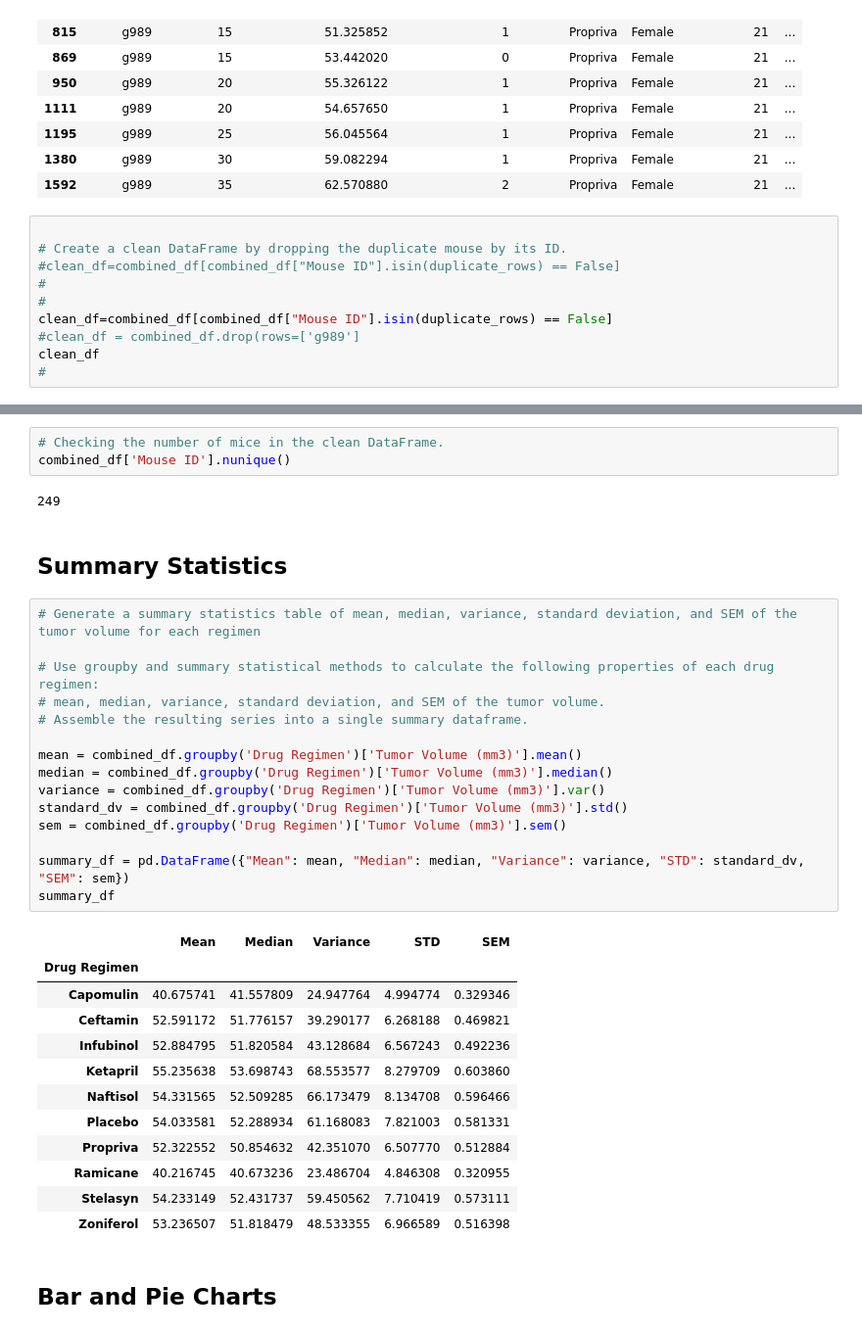
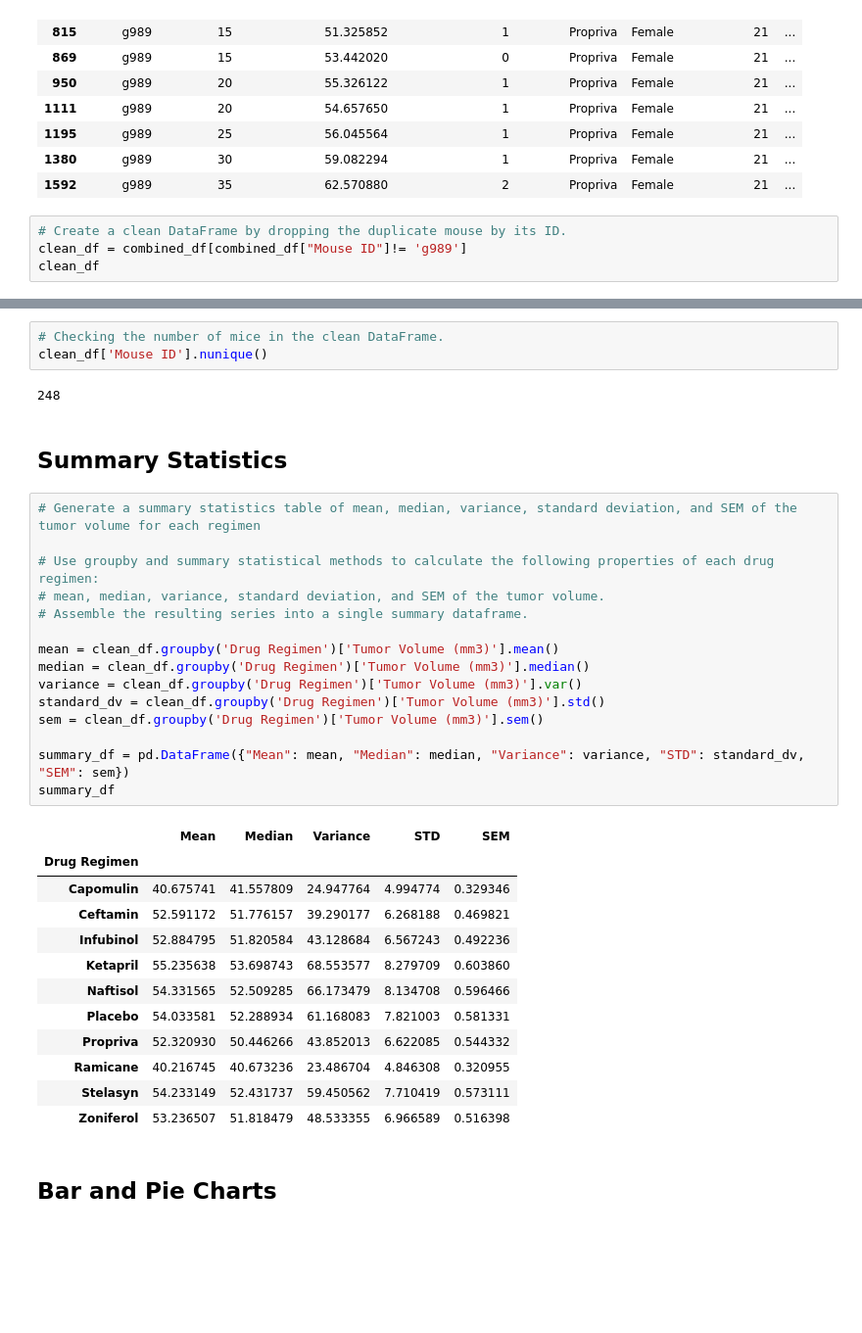
Before and after one commit to LiteshSamji/Matplotlib-Pymaceuticals, a Jupyter notebook: pymaceuticals_starter.ipynb, the cells around one changed output, grey strips where cells are left out. Shown: that part at 98% size. Saved outputs shown, nothing was run; the diff lists cells and outputs as text; blank space fills up the shorter version.

```diff
--- a/pymaceuticals_starter.ipynb
+++ b/pymaceuticals_starter.ipynb
@@ -55,15 +55,9 @@ duplicate_rows
 | 1380 | g989 | 30 | 59.082294 | 1 | Propriva | Female | 21 | ... |
 | 1592 | g989 | 35 | 62.570880 | 2 | Propriva | Female | 21 | ... |
 # %%
-
 # Create a clean DataFrame by dropping the duplicate mouse by its ID.
-#clean_df=combined_df[combined_df["Mouse ID"].isin(duplicate_rows) == False]
-#
-#
-clean_df=combined_df[combined_df["Mouse ID"].isin(duplicate_rows) == False]
-#clean_df = combined_df.drop(rows=['g989']
+clean_df = combined_df[combined_df["Mouse ID"]!= 'g989']
 clean_df
-#
 # %% [output]
 |  | Mouse ID | Timepoint | Tumor Volume (mm3) | Metastatic Sites | Drug Regimen | Sex | Age_months | ... |
 | 0 | b128 | 0 | 45.000000 | 0 | Capomulin | Female | 9 | ... |
@@ -81,35 +75,35 @@ clean_df
 # %%
 # Checking the number of mice in the clean DataFrame.
-combined_df['Mouse ID'].nunique()
+clean_df['Mouse ID'].nunique()
 # %% [output]
-249
+248
 # %% [markdown]
 ## Summary Statistics
 # %%
 # Generate a summary statistics table of mean, median, variance, standard deviation, and SEM of the tumor volume for each regimen
 
 # Use groupby and summary statistical methods to calculate the following properties of each drug regimen:
 # mean, median, variance, standard deviation, and SEM of the tumor volume.
 # Assemble the resulting series into a single summary dataframe.
 
-mean = combined_df.groupby('Drug Regimen')['Tumor Volume (mm3)'].mean()
-median = combined_df.groupby('Drug Regimen')['Tumor Volume (mm3)'].median()
-variance = combined_df.groupby('Drug Regimen')['Tumor Volume (mm3)'].var()
-standard_dv = combined_df.groupby('Drug Regimen')['Tumor Volume (mm3)'].std()
-sem = combined_df.groupby('Drug Regimen')['Tumor Volume (mm3)'].sem()
+mean = clean_df.groupby('Drug Regimen')['Tumor Volume (mm3)'].mean()
+median = clean_df.groupby('Drug Regimen')['Tumor Volume (mm3)'].median()
+variance = clean_df.groupby('Drug Regimen')['Tumor Volume (mm3)'].var()
+standard_dv = clean_df.groupby('Drug Regimen')['Tumor Volume (mm3)'].std()
+sem = clean_df.groupby('Drug Regimen')['Tumor Volume (mm3)'].sem()
 
 summary_df = pd.DataFrame({"Mean": mean, "Median": median, "Variance": variance, "STD": standard_dv, "SEM": sem})
 summary_df
 # %% [output]
 |  | Mean | Median | Variance | STD | SEM |
 | Drug Regimen |  |  |  |  |  |
 | Capomulin | 40.675741 | 41.557809 | 24.947764 | 4.994774 | 0.329346 |
 | Ceftamin | 52.591172 | 51.776157 | 39.290177 | 6.268188 | 0.469821 |
 | Infubinol | 52.884795 | 51.820584 | 43.128684 | 6.567243 | 0.492236 |
 | Ketapril | 55.235638 | 53.698743 | 68.553577 | 8.279709 | 0.603860 |
 | Naftisol | 54.331565 | 52.509285 | 66.173479 | 8.134708 | 0.596466 |
 | Placebo | 54.033581 | 52.288934 | 61.168083 | 7.821003 | 0.581331 |
-| Propriva | 52.322552 | 50.854632 | 42.351070 | 6.507770 | 0.512884 |
+| Propriva | 52.320930 | 50.446266 | 43.852013 | 6.622085 | 0.544332 |
 | Ramicane | 40.216745 | 40.673236 | 23.486704 | 4.846308 | 0.320955 |
 | Stelasyn | 54.233149 | 52.431737 | 59.450562 | 7.710419 | 0.573111 |
 | Zoniferol | 53.236507 | 51.818479 | 48.533355 | 6.966589 | 0.516398 |
```
Also changed, not shown: parts of 5 cells of this notebook.
